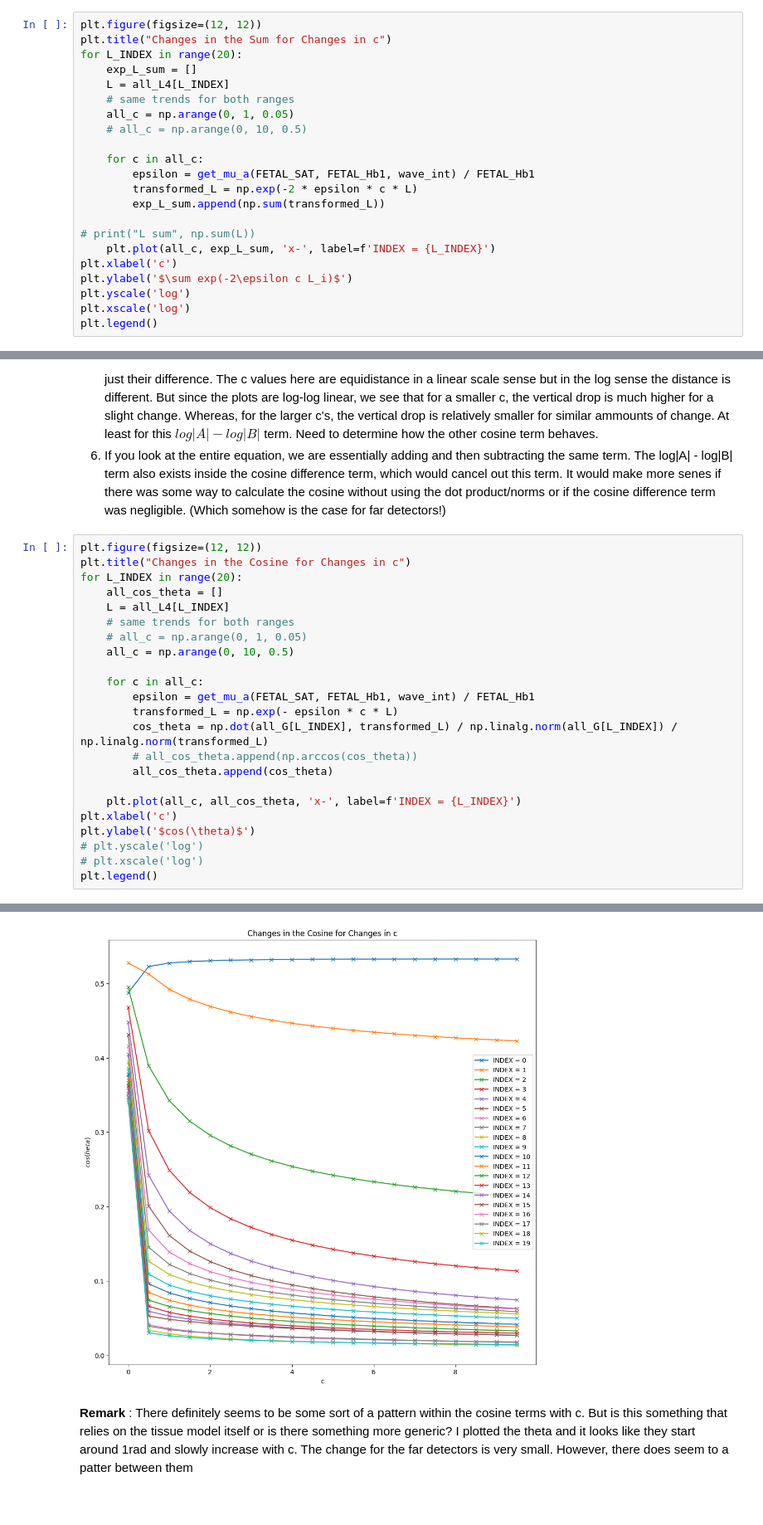
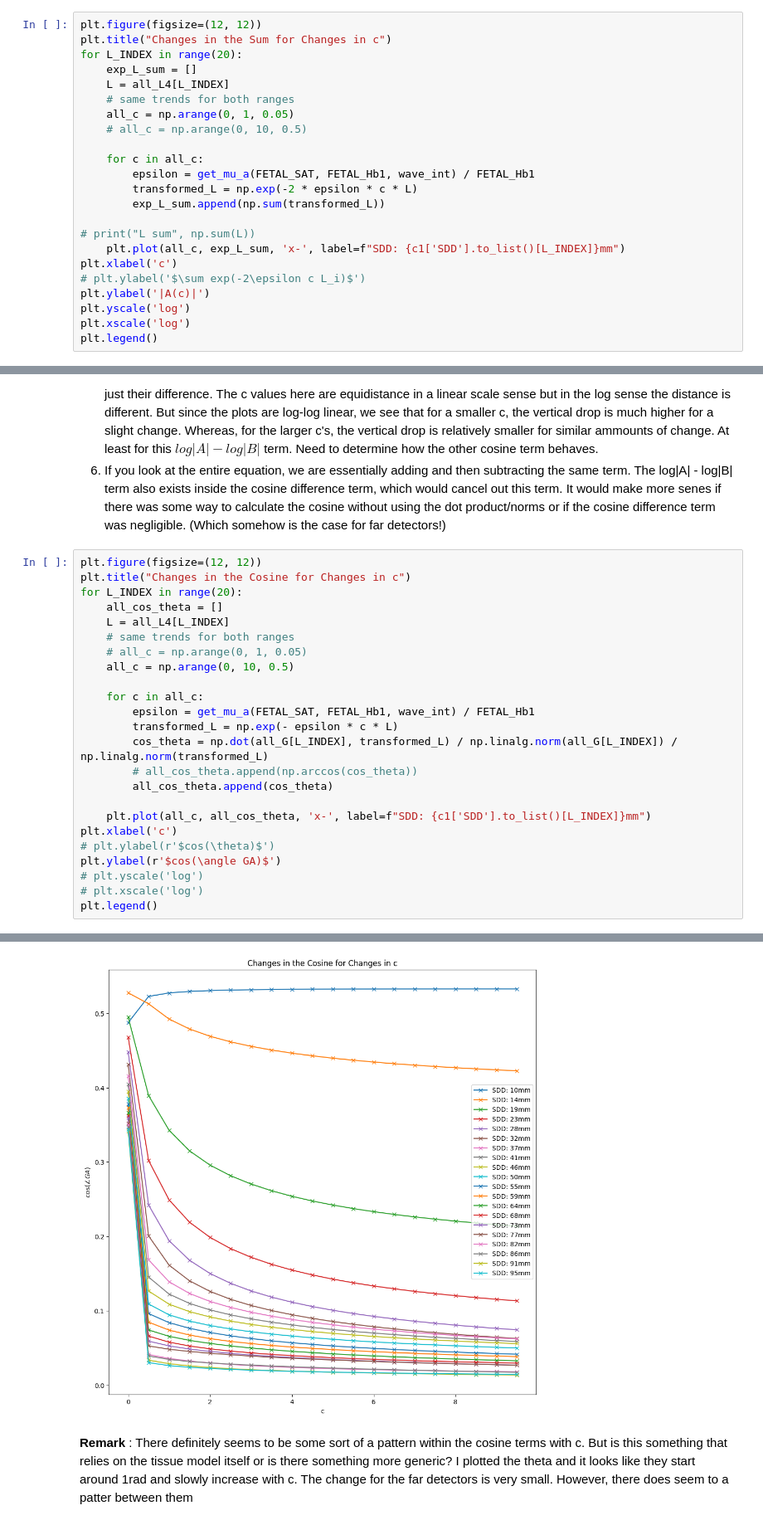
Before and after one commit to dip987/tfo_sensitivity, a Jupyter notebook: notebooks/vector_approach.ipynb, the cells around one changed output, grey strips where cells are left out. Shown at 83% size. Drawn from its saved outputs; the diff is of its cells as text.

```diff
--- a/notebooks/vector_approach.ipynb
+++ b/notebooks/vector_approach.ipynb
@@ -293,9 +293,10 @@ for L_INDEX in range(20):
         exp_L_sum.append(np.sum(transformed_L))
 
 # print("L sum", np.sum(L))
-    plt.plot(all_c, exp_L_sum, 'x-', label=f'INDEX = {L_INDEX}')
+    plt.plot(all_c, exp_L_sum, 'x-', label=f"SDD: {c1['SDD'].to_list()[L_INDEX]}mm")
 plt.xlabel('c')
-plt.ylabel('$\sum exp(-2\epsilon c L_i)$')
+# plt.ylabel('$\sum exp(-2\epsilon c L_i)$')
+plt.ylabel('|A(c)|')
 plt.yscale('log')
 plt.xscale('log')
 plt.legend()
@@ -310,29 +314,30 @@ __Remark__ : Alothough I could not find a solid relation between L and exp(-cL)
 # %%
 plt.figure(figsize=(12, 12))
 plt.title("Changes in the Cosine for Changes in c")
 for L_INDEX in range(20):
     all_cos_theta = []
     L = all_L4[L_INDEX]
     # same trends for both ranges
     # all_c = np.arange(0, 1, 0.05)
     all_c = np.arange(0, 10, 0.5)
 
     for c in all_c:
         epsilon = get_mu_a(FETAL_SAT, FETAL_Hb1, wave_int) / FETAL_Hb1
         transformed_L = np.exp(- epsilon * c * L)
         cos_theta = np.dot(all_G[L_INDEX], transformed_L) / np.linalg.norm(all_G[L_INDEX]) / np.linalg.norm(transformed_L)
         # all_cos_theta.append(np.arccos(cos_theta))
         all_cos_theta.append(cos_theta)
 
-    plt.plot(all_c, all_cos_theta, 'x-', label=f'INDEX = {L_INDEX}')
+    plt.plot(all_c, all_cos_theta, 'x-', label=f"SDD: {c1['SDD'].to_list()[L_INDEX]}mm")
 plt.xlabel('c')
-plt.ylabel('$cos(\theta)$')
+# plt.ylabel(r'$cos(\theta)$')
+plt.ylabel(r'$cos(\angle GA)$')
 # plt.yscale('log')
 # plt.xscale('log')
 plt.legend()
 # %% [output]
 <matplotlib.legend.Legend at 0x...>
-[figure, old version]
+[figure, new version]
 # %% [markdown]
 __Remark__ : There definitely seems to be some sort of a pattern within the cosine terms with c. But is this something that relies on the tissue model itself or is there something more generic? I plotted the theta and it looks like they start around 1rad and slowly increase with c. The change for the far detectors is very small. However, there does seem to a patter between them
 # %%
```
Also changed, not shown: parts of 1 cell of this notebook, 5 other files.
